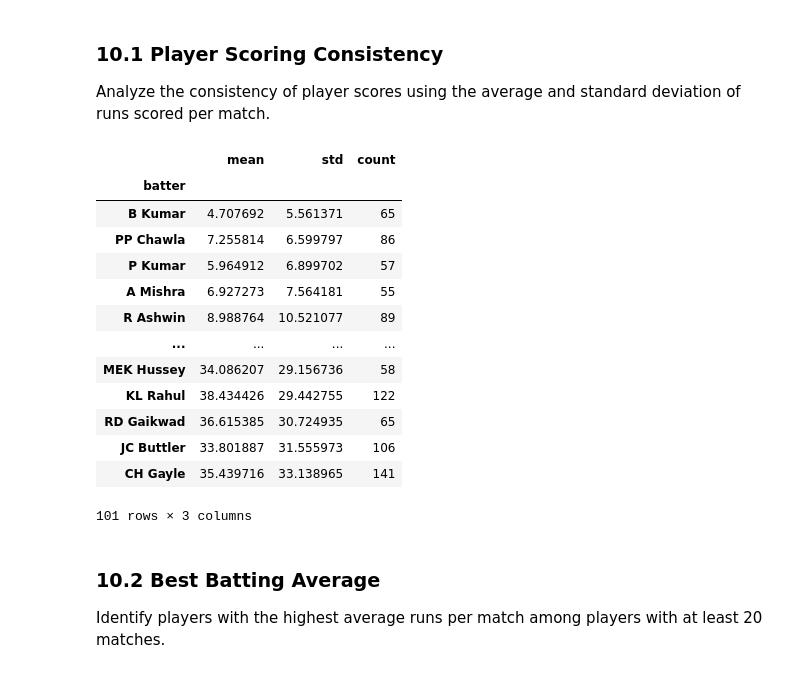
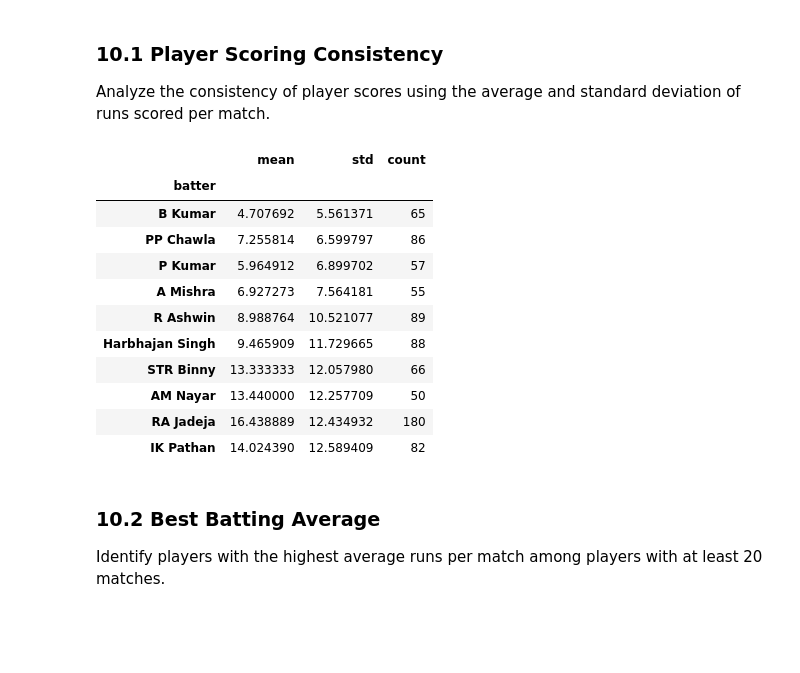
Before and after one commit to khalil-Gardiwal/ipl-data-analysis, a Jupyter notebook: notebooks/ipl-analysis.ipynb, the cells around one changed output. Saved outputs shown, nothing was run; the diff lists cells and outputs as text; code cells hidden in the pictures; blank space fills up the shorter version.

```diff
--- a/notebooks/ipl-analysis.ipynb
+++ b/notebooks/ipl-analysis.ipynb
@@ -2049,32 +2050,33 @@ Analyze the consistency of player scores using the average and standard deviatio
 # %%
 player_consistency = (
     deliveries
     .groupby(["match_id", "batter"])["batsman_runs"]
     .sum()
     .reset_index()
     .groupby("batter")["batsman_runs"]
     .agg(["mean", "std", "count"])
 )
 
 player_consistency = player_consistency[
     player_consistency["count"] >= 50
 ].sort_values("std")
-player_consistency
+
+top10_consistent_batters = player_consistency.head(10)
+
+top10_consistent_batters
 # %% [output]
 |  | mean | std | count |
 | batter |  |  |  |
 | B Kumar | 4.707692 | 5.561371 | 65 |
 | PP Chawla | 7.255814 | 6.599797 | 86 |
 | P Kumar | 5.964912 | 6.899702 | 57 |
 | A Mishra | 6.927273 | 7.564181 | 55 |
 | R Ashwin | 8.988764 | 10.521077 | 89 |
-| ... | ... | ... | ... |
-| MEK Hussey | 34.086207 | 29.156736 | 58 |
-| KL Rahul | 38.434426 | 29.442755 | 122 |
-| RD Gaikwad | 36.615385 | 30.724935 | 65 |
-| JC Buttler | 33.801887 | 31.555973 | 106 |
-| CH Gayle | 35.439716 | 33.138965 | 141 |
+| Harbhajan Singh | 9.465909 | 11.729665 | 88 |
+| STR Binny | 13.333333 | 12.057980 | 66 |
+| AM Nayar | 13.440000 | 12.257709 | 50 |
+| RA Jadeja | 16.438889 | 12.434932 | 180 |
+| IK Pathan | 14.024390 | 12.589409 | 82 |
-101 rows × 3 columns
 # %% [markdown]
 ### 10.2 Best Batting Average
 
```
Also changed, not shown: parts of 33 cells of this notebook.
